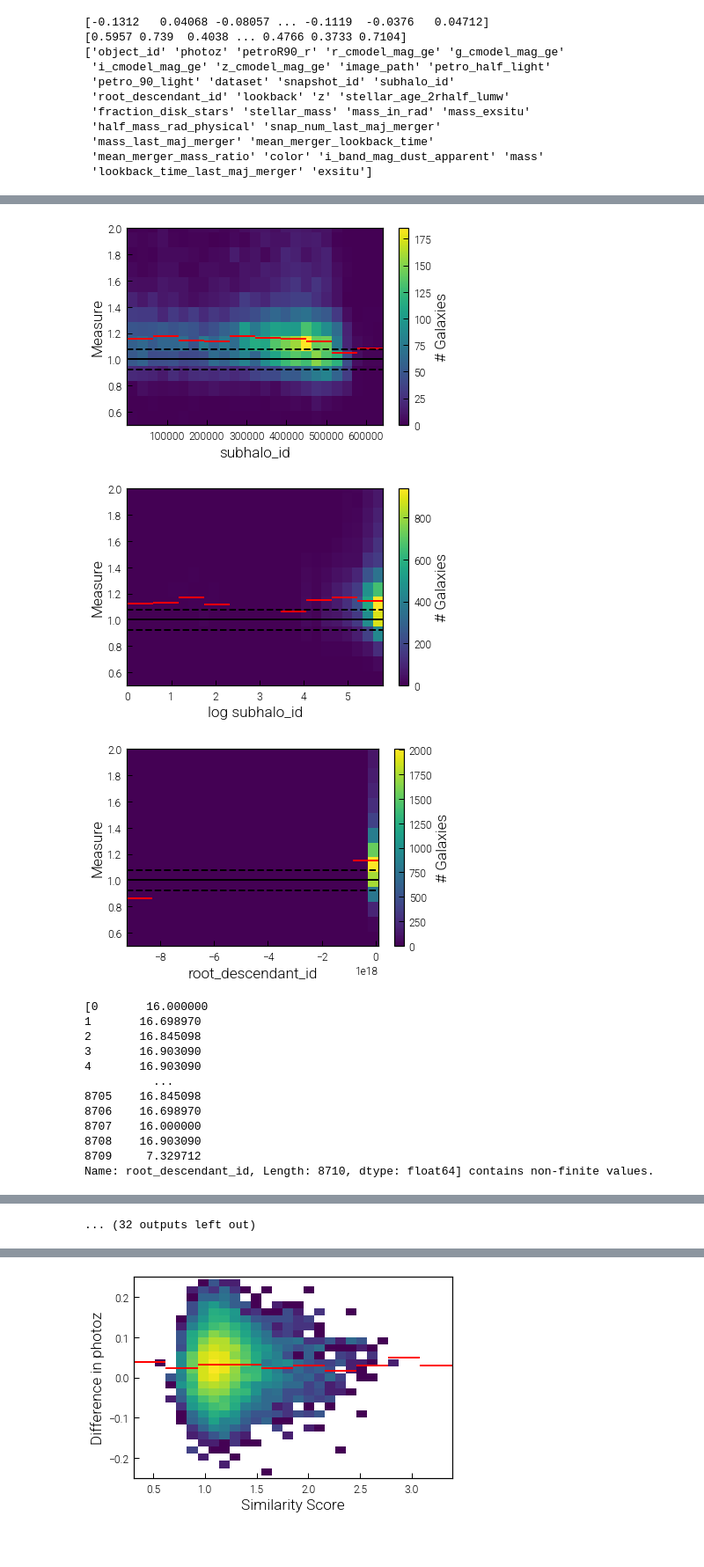
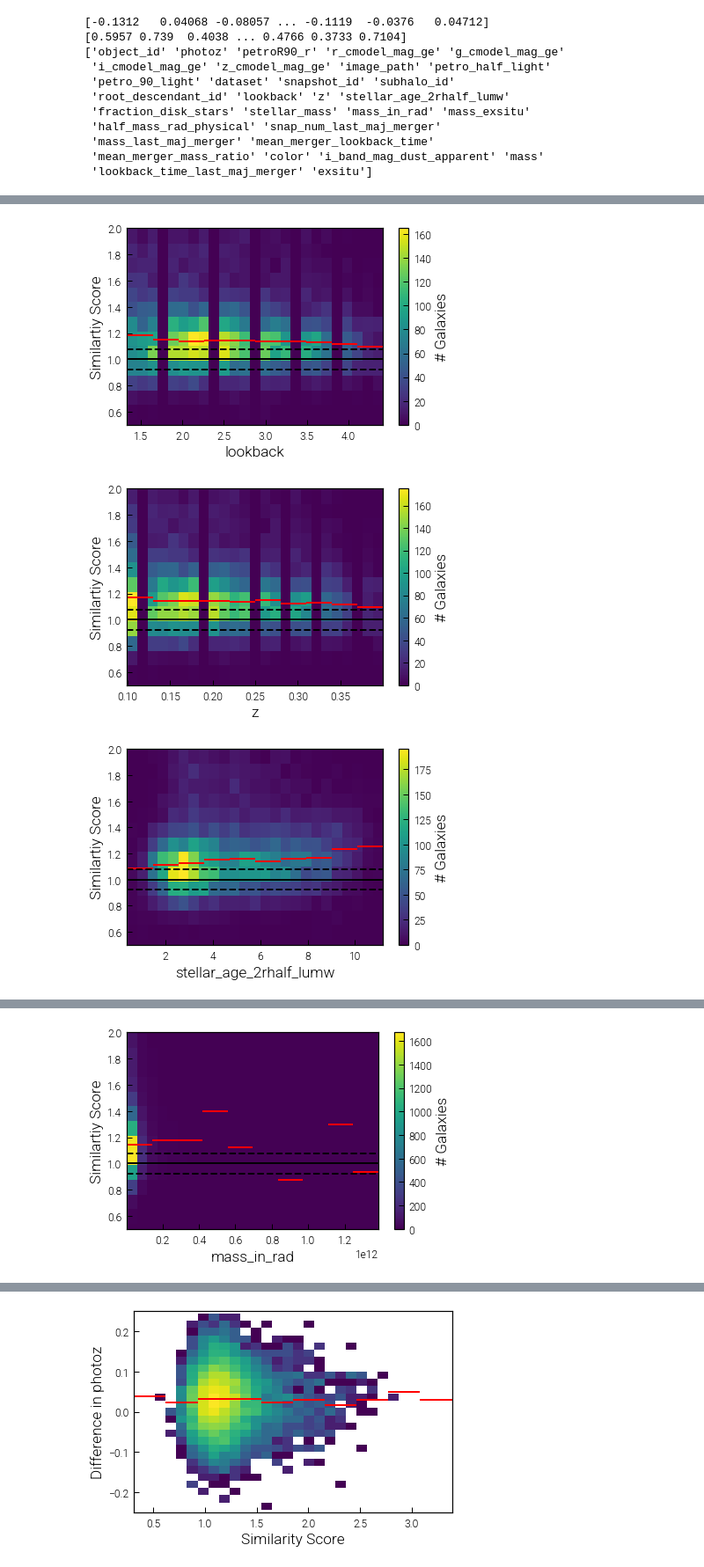
Before and after one commit to milchada/icm-clr, a Jupyter notebook: scripts/postprocessing/compare_distributions.ipynb, the cells around one changed output, grey strips where cells are left out. Shown: that part at 88% size. Cells and saved outputs as stored; diff of their text form; code cells hidden in the pictures; blank space fills up the shorter version.

Commit message:
sadd plots

```diff
--- a/scripts/postprocessing/compare_distributions.ipynb
+++ b/scripts/postprocessing/compare_distributions.ipynb
@@ -92,17 +96,18 @@ measure_scaled_TNG = mndd.get_normalized_neighbor_distances(rep_scaled_TNG100_1)
 # %%
-plt.hist(measure_HSC, bins=50, range=[0.5,3.0])
-plt.hist(measure_TNG, bins=50, range=[0.5,3.0], alpha = 0.5)
+plt.hist(score_TNG_HSC, bins=50, range=[0.5,3.0])
+plt.hist(score_TNG_TNG, bins=50, range=[0.5,3.0], alpha = 0.5)
+plt.hist(score_HSC_HSC, bins=50, range=[0.5,3.0], alpha = 0.5)
 plt.xlim(0.5,3.0)
 plt.ylim(0, 3000)
 plt.xlabel('Normalized 8th Nearest Neighbour Distance')
 plt.ylabel('#Galaxies per bin')
 plt.show()
 
-max_HSC = np.max(measure_HSC)
-min_HSC = np.min(measure_HSC)
+max_HSC = np.max(score_TNG_HSC)
+min_HSC = np.min(score_TNG_HSC)
 
-mean_TNG = np.mean(measure_TNG)
-std_TNG = np.std(measure_TNG)
+mean_TNG = np.mean(score_TNG_TNG)
+std_TNG = np.std(score_TNG_TNG)
 lower_TNG = mean_TNG - std_TNG
 upper_TNG = mean_TNG + std_TNG
 # %% [output]
@@ -126,33 +131,18 @@ print(np.std(diff_HSC))
 for label in df.columns.values:
     try:
 
-        bin_statistic, bin_edges, binnumber = stats.binned_statistic(df_TNG100_0[label], measure_HSC, statistic='median', bins=10)
+        bin_statistic, bin_edges, binnumber = stats.binned_statistic(df_TNG100_0[label], score_TNG_HSC, statistic='median', bins=10)
         bin_width = (bin_edges[1] - bin_edges[0])
         bin_centers = bin_edges[1:] - bin_width/2
 
-        plt.hist2d(df_TNG100_0[label], measure_HSC, bins=25)
+        plt.hist2d(df_TNG100_0[label], score_TNG_HSC, bins=25)
         plt.hlines(bin_statistic, bin_edges[:-1], bin_edges[1:], colors='r', lw=2)
         plt.plot([bin_edges[0], bin_edges[-1]], [mean_TNG, mean_TNG], 'k', lw=2)
         plt.plot([bin_edges[0], bin_edges[-1]], [lower_TNG, lower_TNG], 'k--', lw=2)
         plt.plot([bin_edges[0], bin_edges[-1]], [upper_TNG, upper_TNG], 'k--', lw=2)
         plt.colorbar(label='# Galaxies')
         plt.xlabel(label)
-        plt.ylabel('Measure')
-        plt.ylim(0.5, 2)
-        plt.show()
-
-        bin_statistic, bin_edges, binnumber = stats.binned_statistic(np.log10(df_TNG100_0[label]), measure_HSC, statistic='median', bins=10)
-        bin_width = (bin_edges[1] - bin_edges[0])
-        bin_centers = bin_edges[1:] - bin_width/2
-
-        plt.hist2d(np.log10(df_TNG100_0[label]), measure_HSC, bins=25)
-        plt.hlines(bin_statistic, bin_edges[:-1], bin_edges[1:], colors='r', lw=2)
-        plt.plot([bin_edges[0], bin_edges[-1]], [mean_TNG, mean_TNG], 'k', lw=2)
-        plt.plot([bin_edges[0], bin_edges[-1]], [lower_TNG, lower_TNG], 'k--', lw=2)
-        plt.plot([bin_edges[0], bin_edges[-1]], [upper_TNG, upper_TNG], 'k--', lw=2)
-        plt.colorbar(label='# Galaxies')
-        plt.xlabel('log ' + label)
-        plt.ylabel('Measure')
+        plt.ylabel('Similartiy Score')
         plt.ylim(0.5, 2)
         plt.show()
 
@@ -184,15 +174,3 @@ ufunc 'isfinite' not supported for the input types, and the inputs could not be
-[figure, old version]
+[figure, new version]
-[figure, old version]
+[figure, new version]
-[figure, old version]
+[figure, new version]
-[0       16.000000
-1       16.698970
-2       16.845098
-3       16.903090
-4       16.903090
-          ...
-8705    16.845098
-8706    16.698970
-8707    16.000000
-8708    16.903090
-8709     7.329712
-Name: root_descendant_id, Length: 8710, dtype: float64] contains non-finite values.
@@ -201 +179 @@ Name: root_descendant_id, Length: 8710, dtype: float64] contains non-finite valu
-... (32 outputs left out)
+[figure, added]
```
Also changed, not shown: parts of 11 cells of this notebook.
